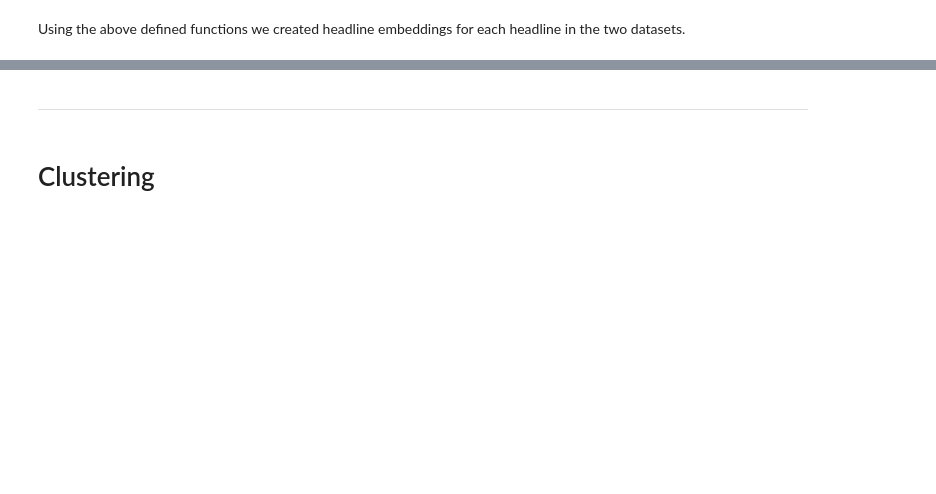
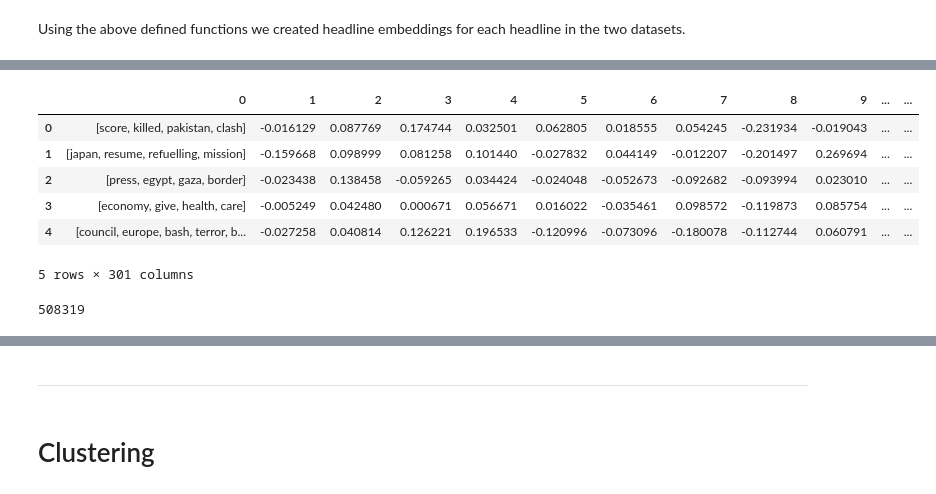
Before and after one commit to norahahr/TMproject, a Jupyter notebook: clustering.ipynb, the cells around one changed output, grey strips where cells are left out. Cells and saved outputs as stored; diff of their text form; code cells hidden in the pictures; blank space fills up the shorter version.

```diff
--- a/clustering.ipynb
+++ b/clustering.ipynb
@@ -175,7 +185,5 @@ def doc_embeddings(dataset):
 # %% [markdown]
 Using the above defined functions we created headline embeddings for each headline in the two datasets.
 # %%
-# Use all the data, not just first 1000 headlines when finalizing process.
 # Embedding the Reddit headlines
-reddit_embed = doc_embeddings(reddit_pp[:10000])
-reddit_embed
+reddit_embed = doc_embeddings(reddit_pp)
@@ -196,2 +190,16 @@ reddit_embed
+# %%
+reddit_embed.head()
+# %% [output]
+|  | 0 | 1 | 2 | 3 | 4 | 5 | 6 | 7 | 8 | 9 | ... | ... |
+| 0 | [score, killed, pakistan, clash] | -0.016129 | 0.087769 | 0.174744 | 0.032501 | 0.062805 | 0.018555 | 0.054245 | -0.231934 | -0.019043 | ... | ... |
+| 1 | [japan, resume, refuelling, mission] | -0.159668 | 0.098999 | 0.081258 | 0.101440 | -0.027832 | 0.044149 | -0.012207 | -0.201497 | 0.269694 | ... | ... |
+| 2 | [press, egypt, gaza, border] | -0.023438 | 0.138458 | -0.059265 | 0.034424 | -0.024048 | -0.052673 | -0.092682 | -0.093994 | 0.023010 | ... | ... |
+| 3 | [economy, give, health, care] | -0.005249 | 0.042480 | 0.000671 | 0.056671 | 0.016022 | -0.035461 | 0.098572 | -0.119873 | 0.085754 | ... | ... |
+| 4 | [council, europe, bash, terror, b... | -0.027258 | 0.040814 | 0.126221 | 0.196533 | -0.120996 | -0.073096 | -0.180078 | -0.112744 | 0.060791 | ... | ... |
+5 rows × 301 columns
+# %%
+len(reddit_embed)
+# %% [output]
+508319
 # %%
 # Embedding the Ireland headlines
```
Also changed, not shown: parts of 43 cells of this notebook.
